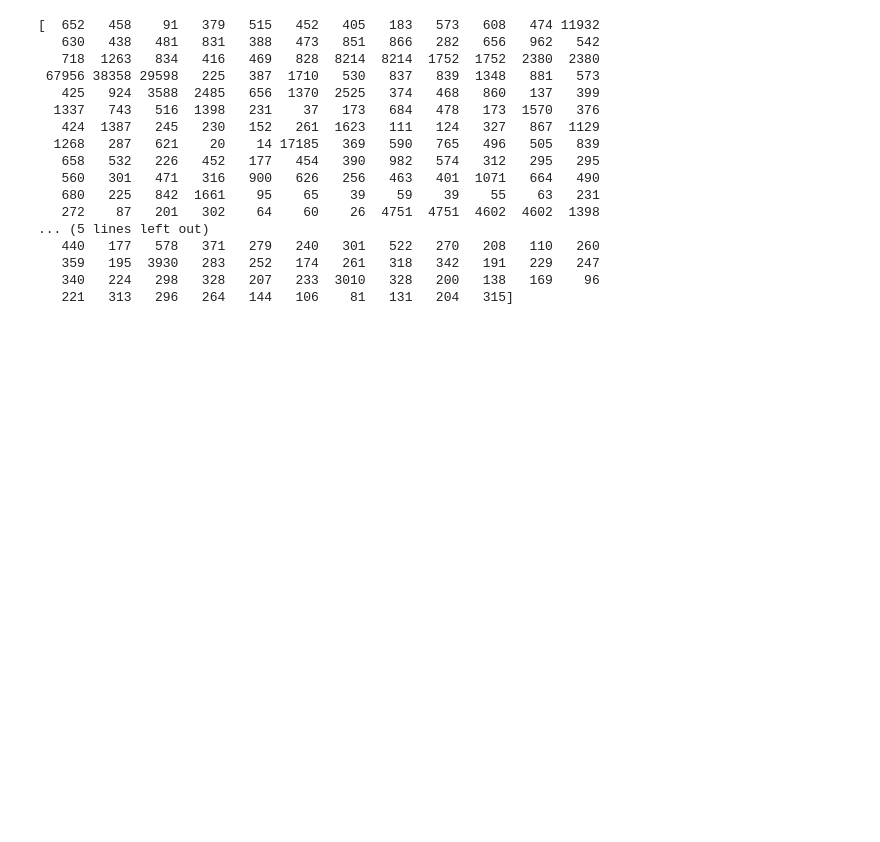
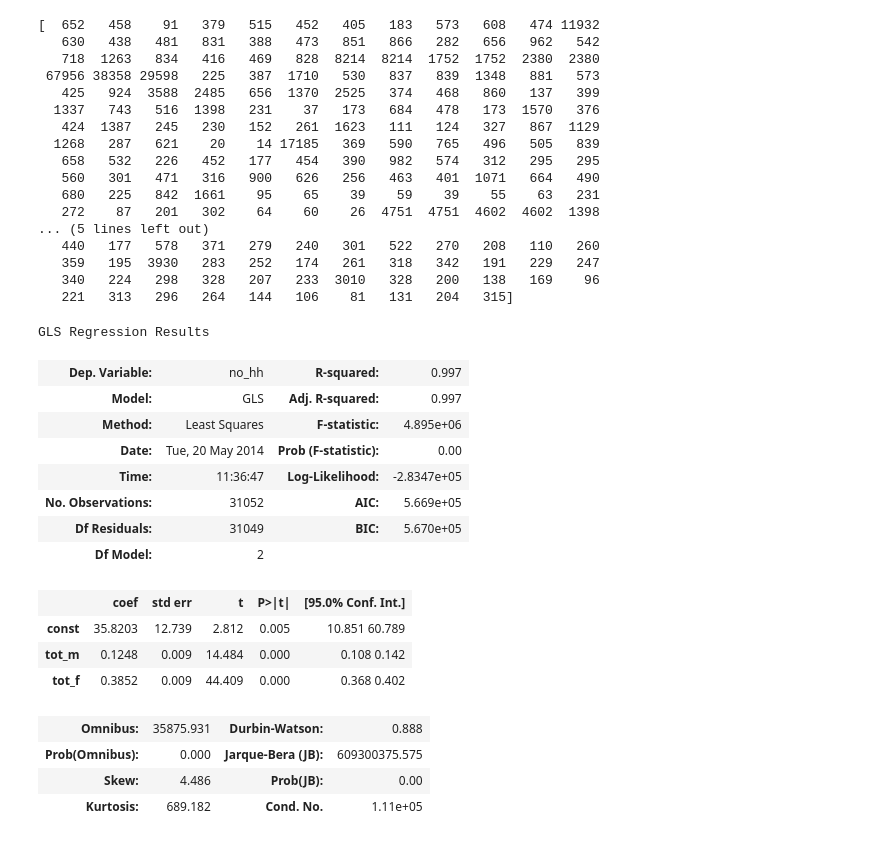
Before and after one commit to Dawny33/Data-Mining-and-ML, a Jupyter notebook: PCA_Data/PCA data.ipynb, the cells around one changed output. Drawn from its saved outputs; the diff is of its cells as text; code cells hidden in the pictures; blank space fills up the shorter version.

```diff
--- a/PCA_Data/PCA data.ipynb
+++ b/PCA_Data/PCA data.ipynb
@@ -341,3 +289,61 @@ print pred5.astype(int)
    359   195  3930   283   252   174   261   318   342   191   229   247
    340   224   298   328   207   233  3010   328   200   138   169    96
    221   313   296   264   144   106    81   131   204   315]
+# %%
+plt.clf()
+plt.close()
+from mpl_toolkits.mplot3d import Axes3D
+import statsmodels.api as sm
+X = df[['tot_m', 'tot_f']]
+y = df['no_hh']
+
+## fit a OLS model with intercept on TV and Radio
+X = sm.add_constant(X)
+est = sm.GLS(y, X).fit()
+
+## Create the 3d plot -- skip reading this
+# TV/Radio grid for 3d plot
+xx1, xx2= np.meshgrid(np.linspace(X.tot_m.min(), X.tot_m.max(), 100),
+                       np.linspace(X.tot_f.min(), X.tot_f.max(), 100),
+                       )
+# plot the hyperplane by evaluating the parameters on the grid
+Z = est.params[0] + est.params[1] * xx1 + est.params[2] * xx2
+
+# create matplotlib 3d axes
+fig = plt.figure(figsize=(12, 8))
+ax = Axes3D(fig, azim=-115, elev=15)
+
+# plot hyperplane
+surf = ax.plot_surface(xx1, xx2, Z, cmap=plt.cm.RdBu_r, alpha=0.6, linewidth=0)
+
+# plot data points - points over the HP are white, points below are black
+resid = y - est.predict(X)
+ax.scatter(X[resid >= 0].tot_m, X[resid >= 0].tot_f, y[resid >= 0], color='red', alpha=1.0, facecolor='white')
+ax.scatter(X[resid < 0].tot_m, X[resid < 0].tot_f, y[resid < 0], color='black', alpha=1.0, facecolor='white')
+
+# set axis labels
+ax.set_xlabel('Male Population')
+ax.set_ylabel('Female population')
+ax.set_zlabel('No. of households')
+
+plt.show()
+# %%
+est.summary()
+# %% [output]
+GLS Regression Results
+| Dep. Variable: | no_hh | R-squared: | 0.997 |
+| Model: | GLS | Adj. R-squared: | 0.997 |
+| Method: | Least Squares | F-statistic: | 4.895e+06 |
+| Date: | Tue, 20 May 2014 | Prob (F-statistic): | 0.00 |
+| Time: | 11:36:47 | Log-Likelihood: | -2.8347e+05 |
+| No. Observations: | 31052 | AIC: | 5.669e+05 |
+| Df Residuals: | 31049 | BIC: | 5.670e+05 |
+| Df Model: | 2 |  |  |
+|  | coef | std err | t | P>|t| | [95.0% Conf. Int.] |
+| const | 35.8203 | 12.739 | 2.812 | 0.005 | 10.851 60.789 |
+| tot_m | 0.1248 | 0.009 | 14.484 | 0.000 | 0.108 0.142 |
+| tot_f | 0.3852 | 0.009 | 44.409 | 0.000 | 0.368 0.402 |
+| Omnibus: | 35875.931 | Durbin-Watson: | 0.888 |
+| Prob(Omnibus): | 0.000 | Jarque-Bera (JB): | 609300375.575 |
+| Skew: | 4.486 | Prob(JB): | 0.00 |
+| Kurtosis: | 689.182 | Cond. No. | 1.11e+05 |
```
Also changed, not shown: parts of 11 cells of this notebook, 1 other file.
